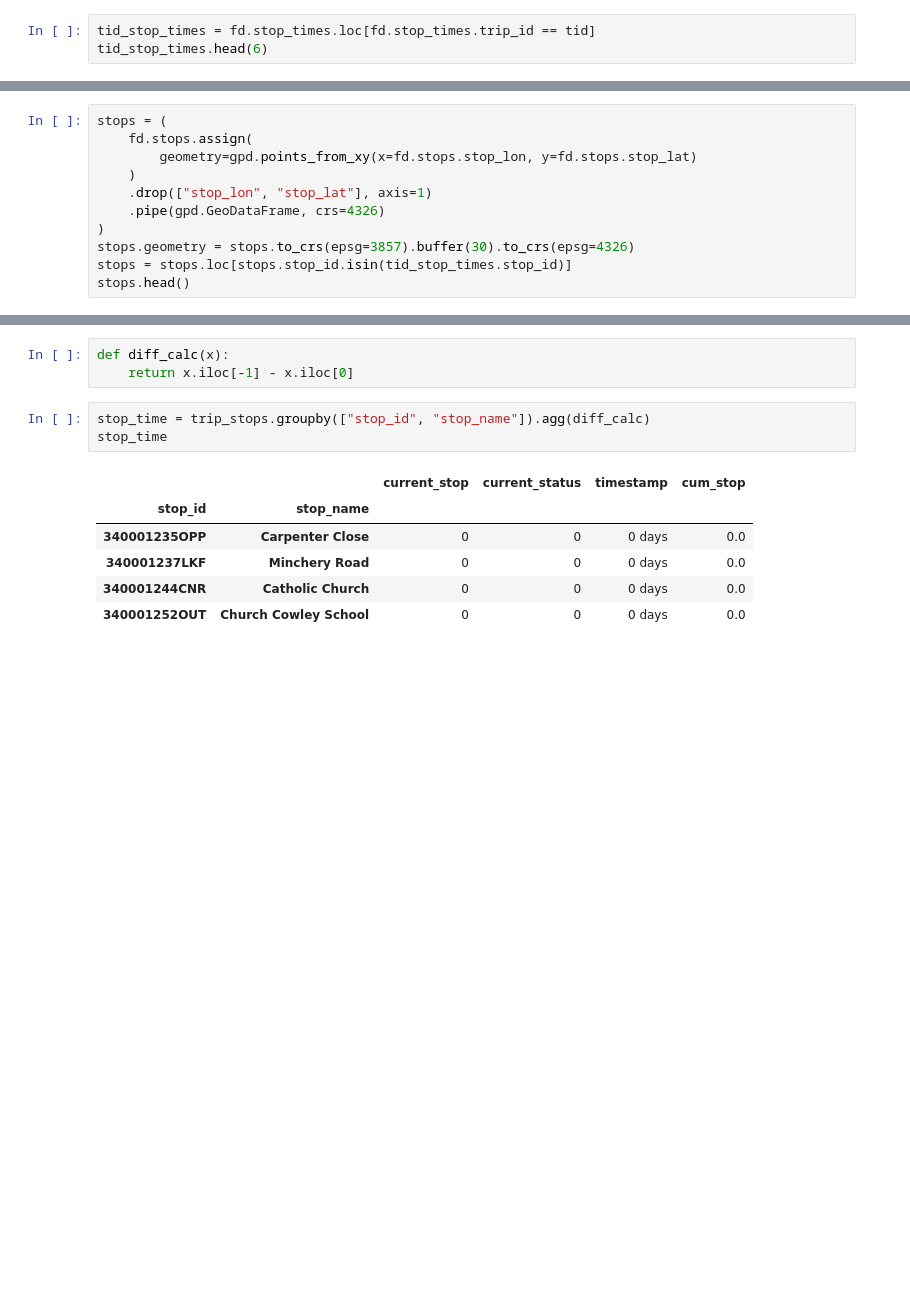
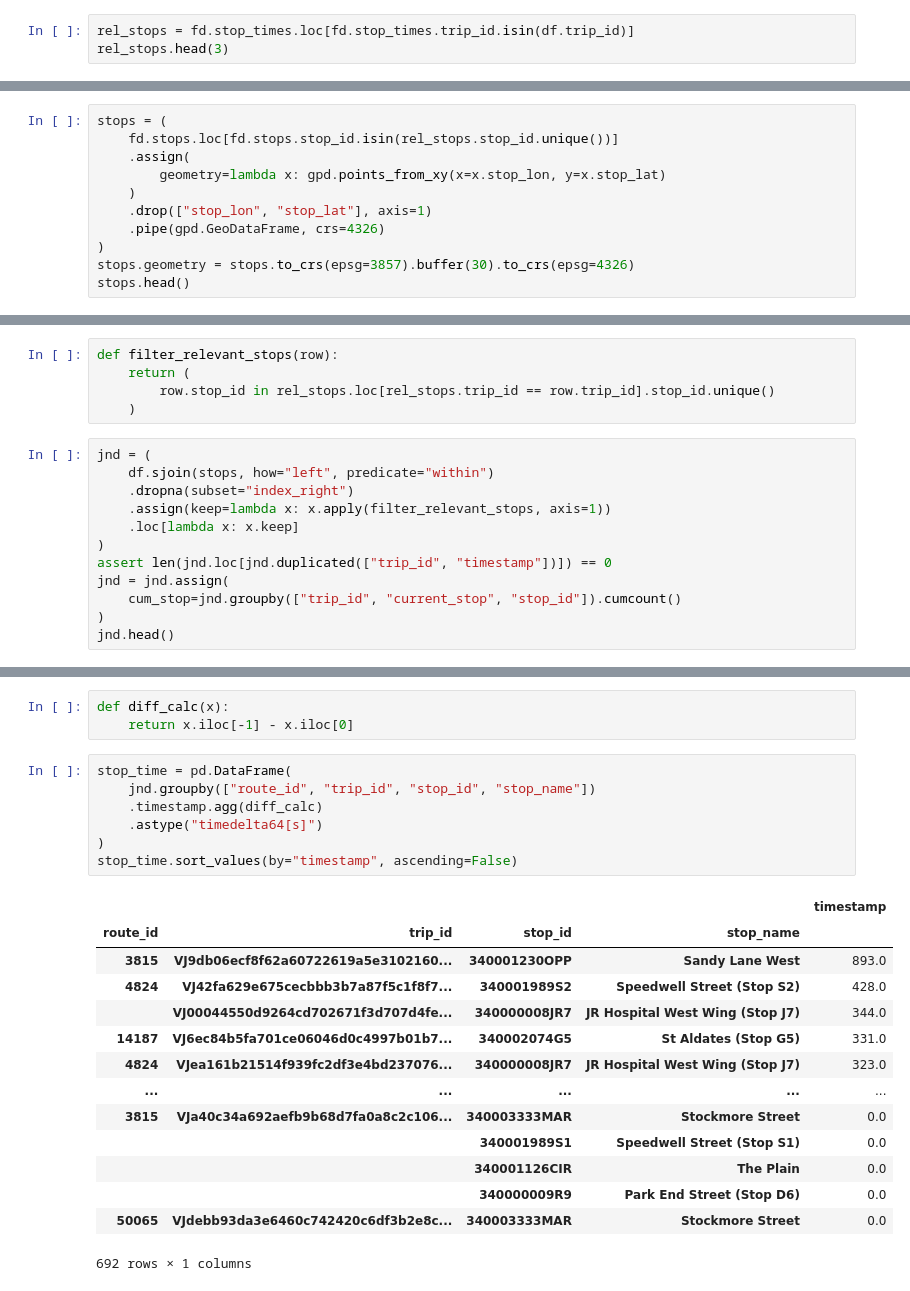
Before and after one commit to carderne/bods, a Jupyter notebook: notebooks/boarding_time.ipynb, the cells around one changed output, grey strips where cells are left out. Drawn from its saved outputs; the diff is of its cells as text; blank space fills up the shorter version.

```diff
--- a/notebooks/boarding_time.ipynb
+++ b/notebooks/boarding_time.ipynb
@@ -79,5 +76,5 @@ tid_trips
 # %%
-tid_stop_times = fd.stop_times.loc[fd.stop_times.trip_id == tid]
-tid_stop_times.head(6)
+rel_stops = fd.stop_times.loc[fd.stop_times.trip_id.isin(df.trip_id)]
+rel_stops.head(3)
 # %% [output]
 |  | trip_id | arrival_time | departure_time | stop_id | stop_sequence | stop_headsign | pickup_type | ... |
@@ -90,13 +84,13 @@ tid_stop_times.head(6)
 # %%
 stops = (
-    fd.stops.assign(
-        geometry=gpd.points_from_xy(x=fd.stops.stop_lon, y=fd.stops.stop_lat)
+    fd.stops.loc[fd.stops.stop_id.isin(rel_stops.stop_id.unique())]
+    .assign(
+        geometry=lambda x: gpd.points_from_xy(x=x.stop_lon, y=x.stop_lat)
     )
     .drop(["stop_lon", "stop_lat"], axis=1)
     .pipe(gpd.GeoDataFrame, crs=4326)
 )
 stops.geometry = stops.to_crs(epsg=3857).buffer(30).to_crs(epsg=4326)
-stops = stops.loc[stops.stop_id.isin(tid_stop_times.stop_id)]
 stops.head()
 # %% [output]
 |  | stop_id | stop_code | stop_name | wheelchair_boarding | location_type | parent_station | platform_code | ... |
@@ -124,0 +107,17 @@ trip_stops.head()
+# %%
+def filter_relevant_stops(row):
+    return (
+        row.stop_id in rel_stops.loc[rel_stops.trip_id == row.trip_id].stop_id.unique()
+    )
+# %%
+jnd = (
+    df.sjoin(stops, how="left", predicate="within")
+    .dropna(subset="index_right")
+    .assign(keep=lambda x: x.apply(filter_relevant_stops, axis=1))
+    .loc[lambda x: x.keep]
+)
+assert len(jnd.loc[jnd.duplicated(["trip_id", "timestamp"])]) == 0
+jnd = jnd.assign(
+    cum_stop=jnd.groupby(["trip_id", "current_stop", "stop_id"]).cumcount()
+)
+jnd.head()
@@ -133,12 +158,24 @@ long_stops.head()
 def diff_calc(x):
     return x.iloc[-1] - x.iloc[0]
 # %%
-stop_time = trip_stops.groupby(["stop_id", "stop_name"]).agg(diff_calc)
-stop_time
+stop_time = pd.DataFrame(
+    jnd.groupby(["route_id", "trip_id", "stop_id", "stop_name"])
+    .timestamp.agg(diff_calc)
+    .astype("timedelta64[s]")
+)
+stop_time.sort_values(by="timestamp", ascending=False)
 # %% [output]
-|  |  | current_stop | current_status | timestamp | cum_stop |
-| stop_id | stop_name |  |  |  |  |
-| 340001235OPP | Carpenter Close | 0 | 0 | 0 days | 0.0 |
-| 340001237LKF | Minchery Road | 0 | 0 | 0 days | 0.0 |
-| 340001244CNR | Catholic Church | 0 | 0 | 0 days | 0.0 |
-| 340001252OUT | Church Cowley School | 0 | 0 | 0 days | 0.0 |
+|  |  |  |  | timestamp |
+| route_id | trip_id | stop_id | stop_name |  |
+| 3815 | VJ9db06ecf8f62a60722619a5e3102160... | 340001230OPP | Sandy Lane West | 893.0 |
+| 4824 | VJ42fa629e675cecbbb3b7a87f5c1f8f7... | 340001989S2 | Speedwell Street (Stop S2) | 428.0 |
+|  | VJ00044550d9264cd702671f3d707d4fe... | 340000008JR7 | JR Hospital West Wing (Stop J7) | 344.0 |
+| 14187 | VJ6ec84b5fa701ce06046d0c4997b01b7... | 340002074G5 | St Aldates (Stop G5) | 331.0 |
+| 4824 | VJea161b21514f939fc2df3e4bd237076... | 340000008JR7 | JR Hospital West Wing (Stop J7) | 323.0 |
+| ... | ... | ... | ... | ... |
+| 3815 | VJa40c34a692aefb9b68d7fa0a8c2c106... | 340003333MAR | Stockmore Street | 0.0 |
+|  |  | 340001989S1 | Speedwell Street (Stop S1) | 0.0 |
+|  |  | 340001126CIR | The Plain | 0.0 |
+|  |  | 340000009R9 | Park End Street (Stop D6) | 0.0 |
+| 50065 | VJdebb93da3e6460c742420c6df3b2e8c... | 340003333MAR | Stockmore Street | 0.0 |
+692 rows × 1 columns
```
Also changed, not shown: parts of 10 cells of this notebook, 1 other file.
